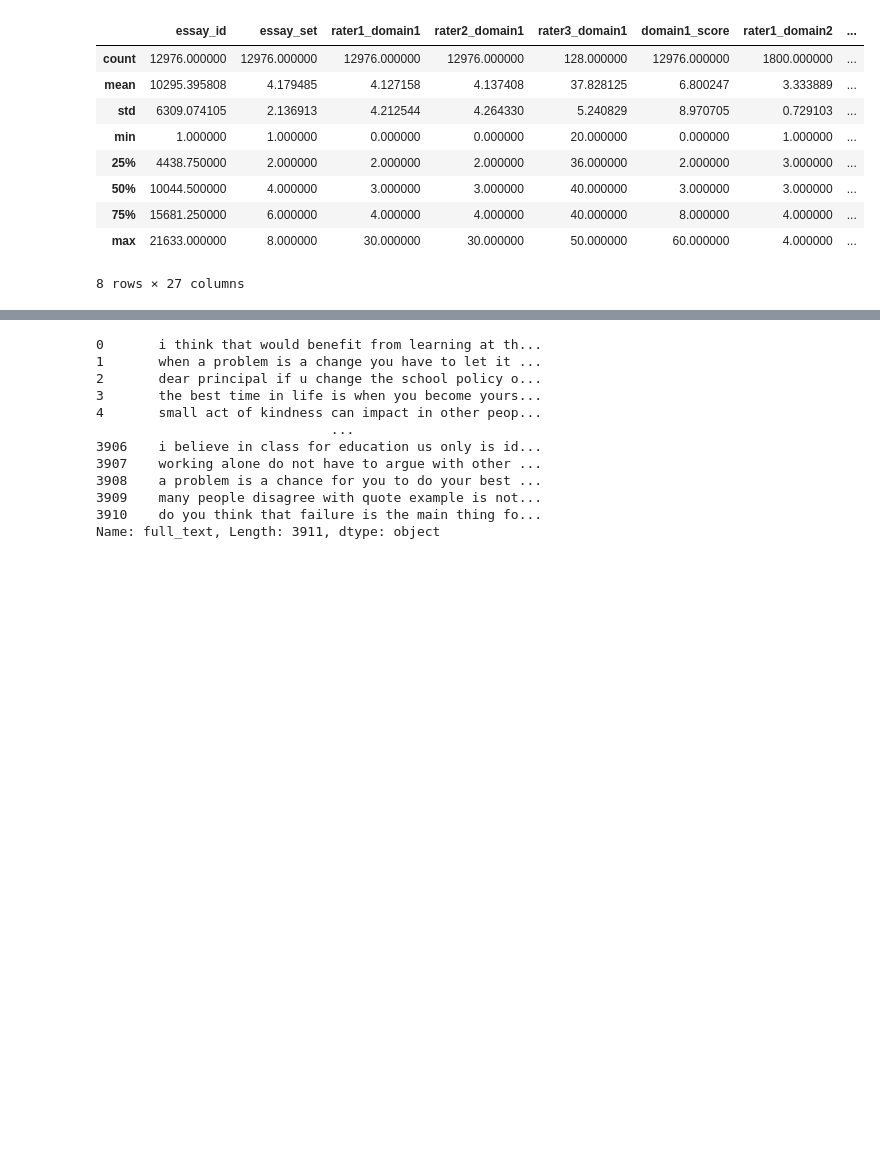
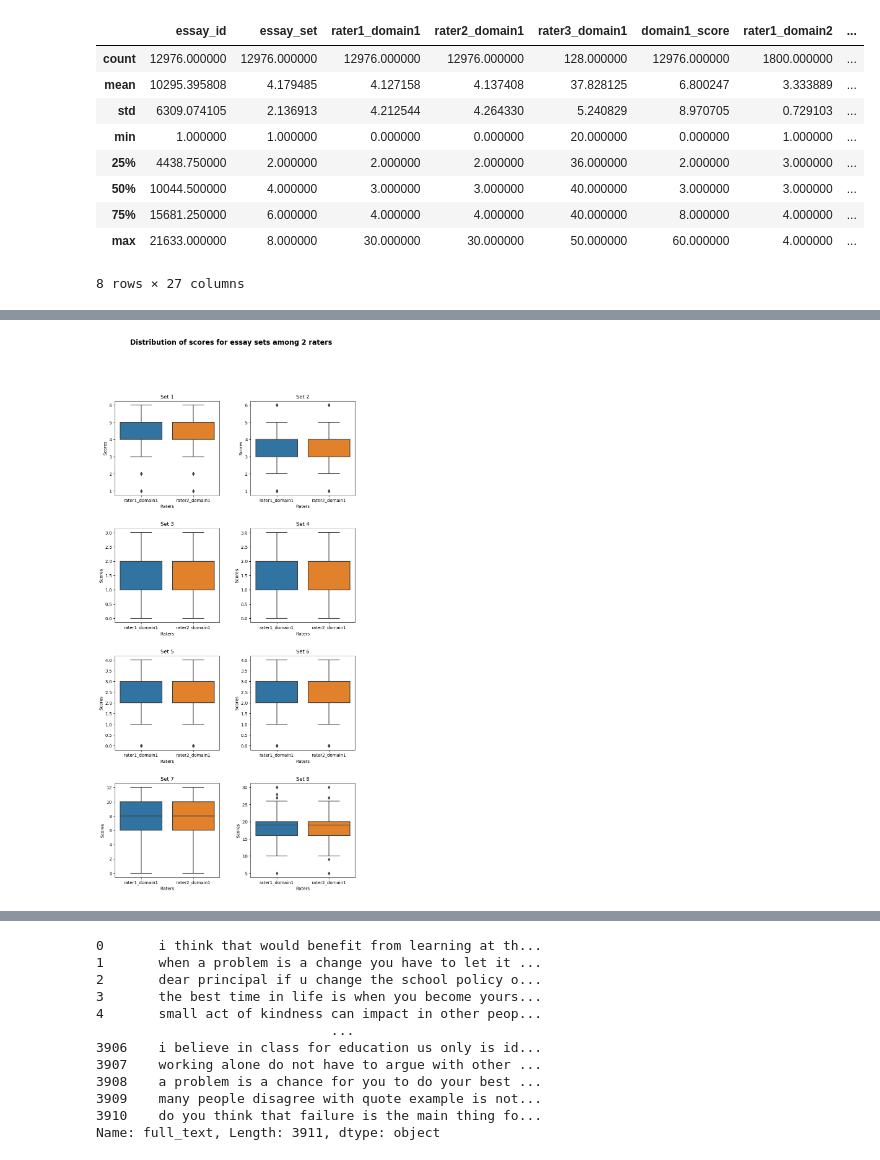
Before and after one commit to suhasmaddali/English-Language-Learning-Prediction-with-AI-and-Machine-Learning, a Jupyter notebook: Exploratory Data Analysis (EDA).ipynb, the cells around one changed output, grey strips where cells are left out. Drawn from its saved outputs; the diff is of its cells as text; code cells hidden in the pictures; blank space fills up the shorter version.

```diff
--- a/Exploratory Data Analysis (EDA).ipynb
+++ b/Exploratory Data Analysis (EDA).ipynb
@@ -159,0 +181,53 @@ plt.show()
+# %%
+import seaborn as sns
+import matplotlib.pyplot as plt
+
+fig, axes = plt.subplots(nrows=4, ncols=2, figsize=(10, 20))
+
+sns.boxplot(data=df_essay_set1[['rater1_domain1', 'rater2_domain1']], ax=axes[0, 0])
+axes[0, 0].set_title('Set 1')
+axes[0, 0].set_xlabel("Raters")
+axes[0, 0].set_ylabel("Scores")
+
+sns.boxplot(data=df_essay_set2[['rater1_domain1', 'rater2_domain1']], ax=axes[0, 1])
+axes[0, 1].set_title('Set 2')
+axes[0, 1].set_xlabel("Raters")
+axes[0, 1].set_ylabel("Scores")
+
+sns.boxplot(data=df_essay_set3[['rater1_domain1', 'rater2_domain1']], ax=axes[1, 0])
+axes[1, 0].set_title('Set 3')
+axes[1, 0].set_xlabel("Raters")
+axes[1, 0].set_ylabel("Scores")
+
+sns.boxplot(data=df_essay_set4[['rater1_domain1', 'rater2_domain1']], ax=axes[1, 1])
+axes[1, 1].set_title('Set 4')
+axes[1, 1].set_xlabel("Raters")
+axes[1, 1].set_ylabel("Scores")
+
+sns.boxplot(data=df_essay_set5[['rater1_domain1', 'rater2_domain1']], ax=axes[2, 0])
+axes[2, 0].set_title('Set 5')
+axes[2, 0].set_xlabel("Raters")
+axes[2, 0].set_ylabel("Scores")
+
+sns.boxplot(data=df_essay_set6[['rater1_domain1', 'rater2_domain1']], ax=axes[2, 1])
+axes[2, 1].set_title('Set 6')
+axes[2, 1].set_xlabel("Raters")
+axes[2, 1].set_ylabel("Scores")
+
+sns.boxplot(data=df_essay_set7[['rater1_domain1', 'rater2_domain1']], ax=axes[3, 0])
+axes[3, 0].set_title('Set 7')
+axes[3, 0].set_xlabel("Raters")
+axes[3, 0].set_ylabel("Scores")
+
+sns.boxplot(data=df_essay_set8[['rater1_domain1', 'rater2_domain1']], ax=axes[3, 1])
+axes[3, 1].set_title('Set 8')
+axes[3, 1].set_xlabel("Raters")
+axes[3, 1].set_ylabel("Scores")
+
+fig.subplots_adjust(hspace=0.35, wspace=0.3)
+
+fig.suptitle("Distribution of scores for essay sets among 2 raters",
+            fontsize=16, fontweight='bold')
+plt.show()
+# %% [output]
+[figure, added]
```
Also changed, not shown: parts of 32 cells of this notebook.
